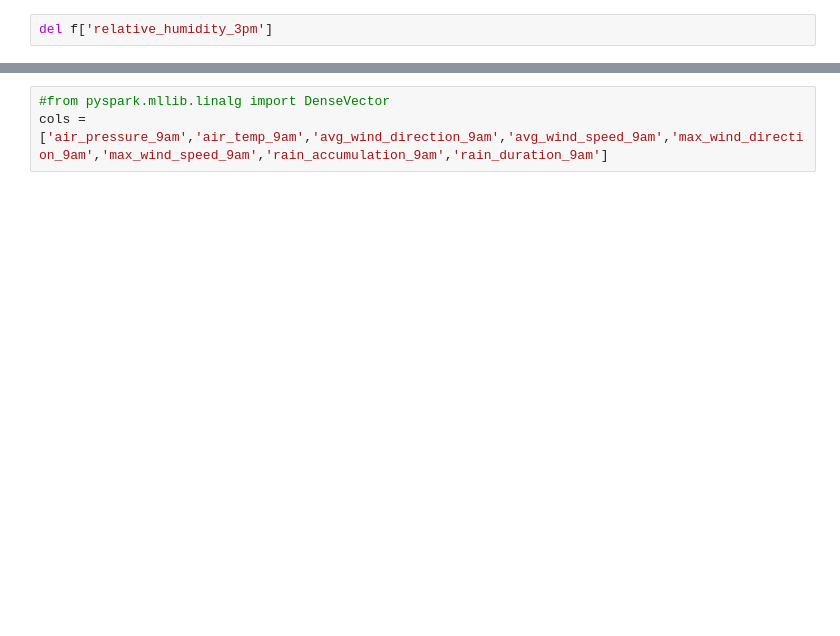
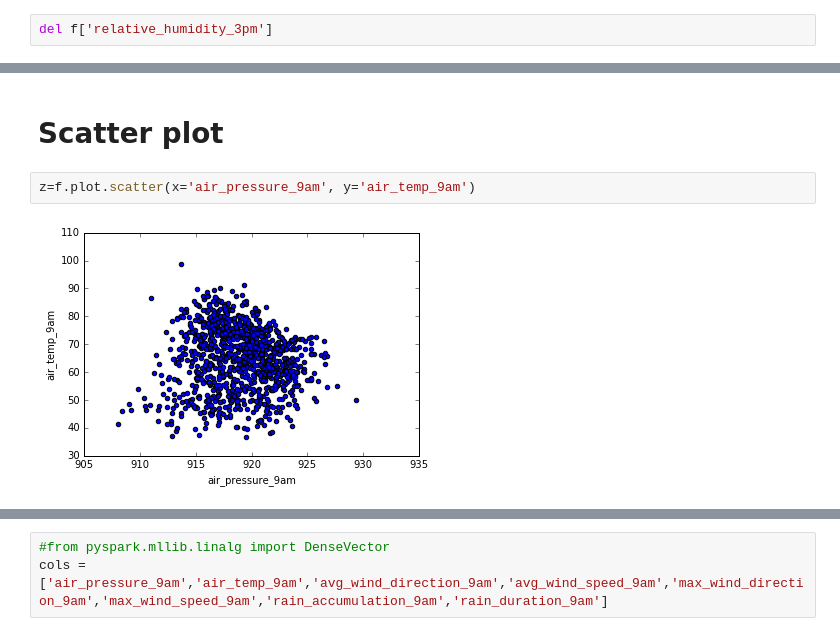
Before and after one commit to words-sdsc/courseraDataSimulation, a Jupyter notebook: course4-ML/Spark ML Classification Hands On (Public).ipynb, the cells around one changed output, grey strips where cells are left out. Saved outputs shown, nothing was run; the diff lists cells and outputs as text; blank space fills up the shorter version.

```diff
--- a/course4-ML/Spark ML Classification Hands On (Public).ipynb
+++ b/course4-ML/Spark ML Classification Hands On (Public).ipynb
@@ -56,0 +81,6 @@ Index([u'air_pressure_9am', u'air_temp_9am', u'avg_wind_direction_9am',
+# %% [markdown]
+# Scatter plot
+# %%
+z=f.plot.scatter(x='air_pressure_9am', y='air_temp_9am')
+# %% [output]
+[figure, added]
```
Also changed, not shown: parts of 61 cells of this notebook.
